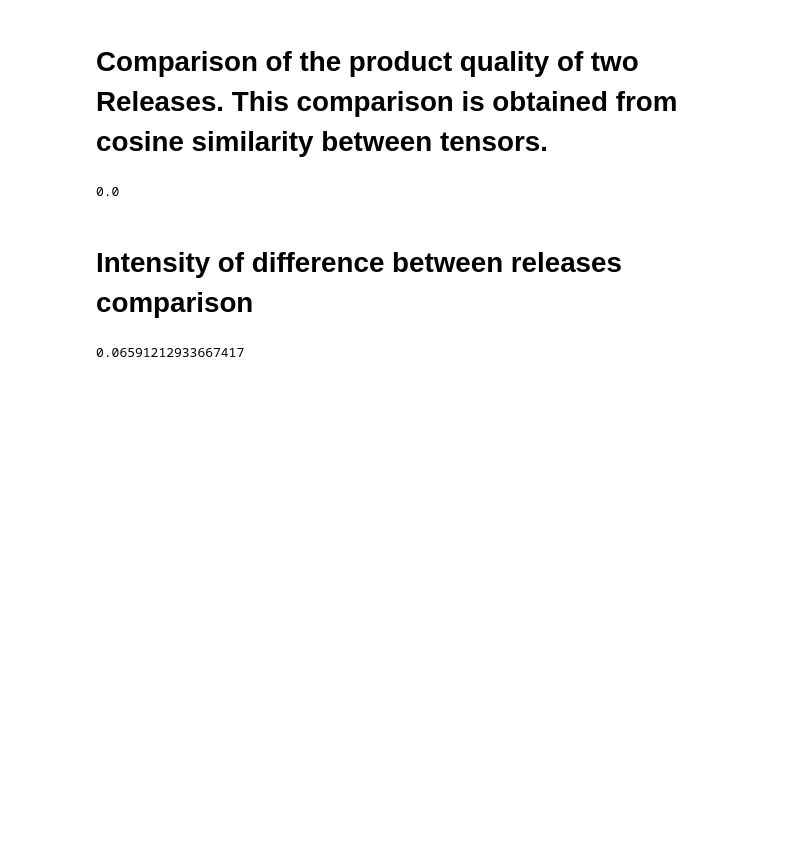
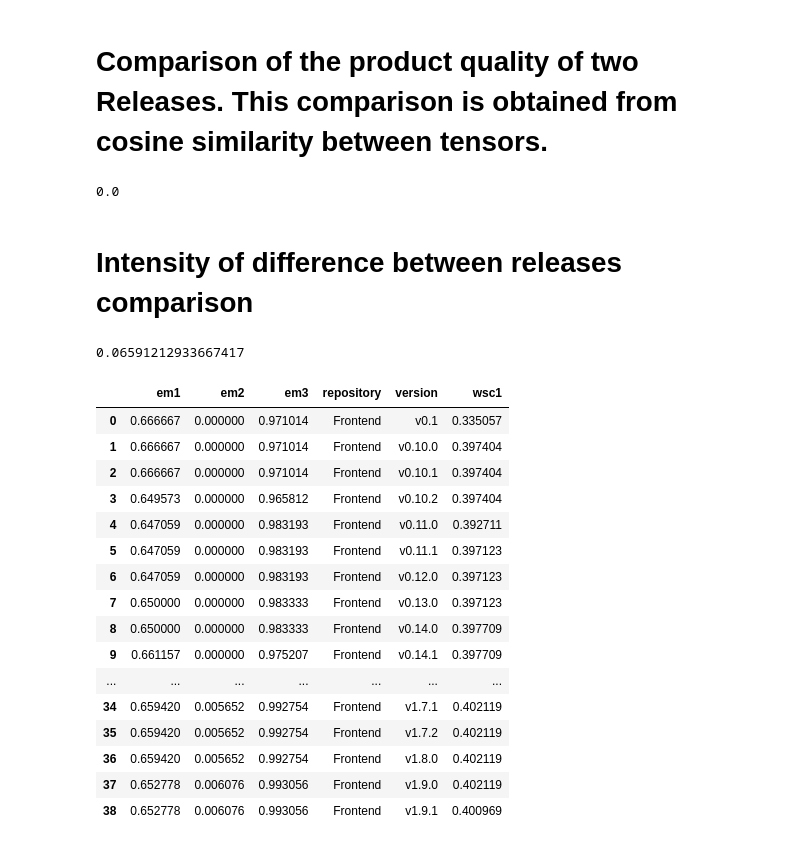
Before and after one commit to fga-eps-mds/MeasureSoftGram-Core, a Jupyter notebook: src/measuresoftgram-fga-eps-mds-2020-2-SIGED-Generalized.ipynb, the cells around one changed output. Cells and saved outputs as stored; diff of their text form; code cells hidden in the pictures; blank space fills up the shorter version.

```diff
--- a/src/measuresoftgram-fga-eps-mds-2020-2-SIGED-Generalized.ipynb
+++ b/src/measuresoftgram-fga-eps-mds-2020-2-SIGED-Generalized.ipynb
@@ -533,3 +533,24 @@ intensity_difference = SQC_2 - SQC_1
 intensity_difference
 # %% [output]
 0.06591212933667417
+# %%
+frontend_metrics['wsc1'] = T_C_Maintainability.tolist()
+frontend_metrics
+# %% [output]
+|  | em1 | em2 | em3 | repository | version | wsc1 |
+| 0 | 0.666667 | 0.000000 | 0.971014 | Frontend | v0.1 | 0.335057 |
+| 1 | 0.666667 | 0.000000 | 0.971014 | Frontend | v0.10.0 | 0.397404 |
+| 2 | 0.666667 | 0.000000 | 0.971014 | Frontend | v0.10.1 | 0.397404 |
+| 3 | 0.649573 | 0.000000 | 0.965812 | Frontend | v0.10.2 | 0.397404 |
+| 4 | 0.647059 | 0.000000 | 0.983193 | Frontend | v0.11.0 | 0.392711 |
+| 5 | 0.647059 | 0.000000 | 0.983193 | Frontend | v0.11.1 | 0.397123 |
+| 6 | 0.647059 | 0.000000 | 0.983193 | Frontend | v0.12.0 | 0.397123 |
+| 7 | 0.650000 | 0.000000 | 0.983333 | Frontend | v0.13.0 | 0.397123 |
+| 8 | 0.650000 | 0.000000 | 0.983333 | Frontend | v0.14.0 | 0.397709 |
+| 9 | 0.661157 | 0.000000 | 0.975207 | Frontend | v0.14.1 | 0.397709 |
+| ... | ... | ... | ... | ... | ... | ... |
+| 34 | 0.659420 | 0.005652 | 0.992754 | Frontend | v1.7.1 | 0.402119 |
+| 35 | 0.659420 | 0.005652 | 0.992754 | Frontend | v1.7.2 | 0.402119 |
+| 36 | 0.659420 | 0.005652 | 0.992754 | Frontend | v1.8.0 | 0.402119 |
+| 37 | 0.652778 | 0.006076 | 0.993056 | Frontend | v1.9.0 | 0.402119 |
+| 38 | 0.652778 | 0.006076 | 0.993056 | Frontend | v1.9.1 | 0.400969 |
```
